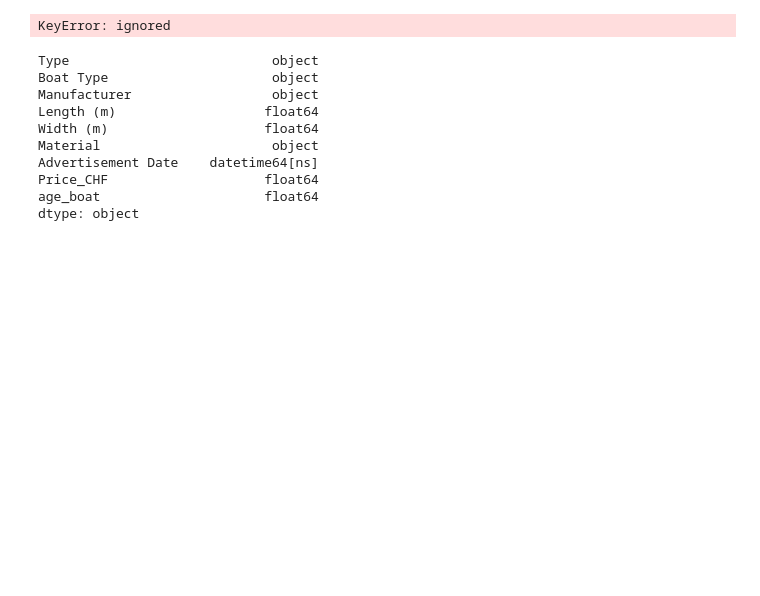
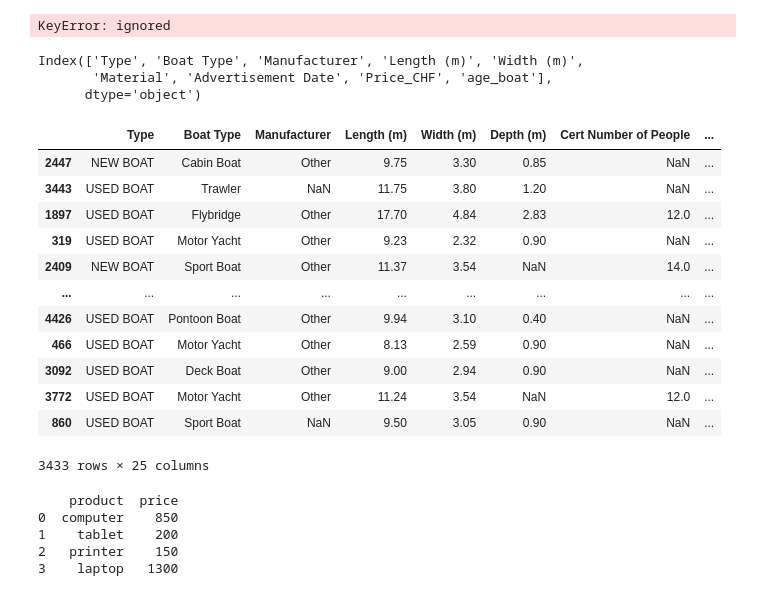
Before and after one commit to kristy25/AcademyPublic, a Jupyter notebook: Untitled1.ipynb, the cells around one changed output. Drawn from its saved outputs; the diff is of its cells as text; code cells hidden in the pictures; blank space fills up the shorter version.

```diff
--- a/Untitled1.ipynb
+++ b/Untitled1.ipynb
@@ -1885,17 +1981,39 @@ train_dup.dtypes
 # %% [output]
 KeyError: ignored
 # %%
-train_dup=train
-train_dup.dropna(axis="columns",thresh=0.8*len(train_dup),inplace=True)
-train_dup.dtypes
+remaining_col = train.dropna(axis=1,thresh=0.8*len(train)).columns # inplace=True is going to overwrite also the original "train" dataset
+remaining_col
 # %% [output]
-Type                          object
-Boat Type                     object
-Manufacturer                  object
-Length (m)                   float64
-Width (m)                    float64
-Material                      object
-Advertisement Date    datetime64[ns]
-Price_CHF                    float64
-age_boat                     float64
-dtype: object
+Index(['Type', 'Boat Type', 'Manufacturer', 'Length (m)', 'Width (m)',
+       'Material', 'Advertisement Date', 'Price_CHF', 'age_boat'],
+      dtype='object')
+# %%
+# https://stackoverflow.com/questions/58546864/how-to-use-dropna-to-drop-columns-on-a-subset-of-columns-in-pandas?newreg=652f29cbc89040cbb71758b79974df49
+# When dropna with axis=1 your subset is which rows to consider for your threshold, so your subset is a group if row index not column headers.
+# If you only want to drop centain columns based on threshold, then you need to filter your dataframe first then dropna and add back in the remaining columns
+
+new_df = train.loc[:,col_categoricals]
+
+# Apply 'dropna' and see which columns remain.
+filtered_col = new_df.dropna(axis=1, thresh=0.8*len(new_df)).columns
+
+# Use a conditional list comprehension to determine which columns were dropped.
+dropped_col=[col for col in col_categoricals if col not in filtered_col]
+
+# Use a conditional list comprehension to display all columns other than those that were dropped.
+new_col = [a for a in train if a not in dropped_col]
+train.loc[:,new_col]
+# %% [output]
+|  | Type | Boat Type | Manufacturer | Length (m) | Width (m) | Depth (m) | Cert Number of People | ... |
+| 2447 | NEW BOAT | Cabin Boat | Other | 9.75 | 3.30 | 0.85 | NaN | ... |
+| 3443 | USED BOAT | Trawler | NaN | 11.75 | 3.80 | 1.20 | NaN | ... |
+| 1897 | USED BOAT | Flybridge | Other | 17.70 | 4.84 | 2.83 | 12.0 | ... |
+| 319 | USED BOAT | Motor Yacht | Other | 9.23 | 2.32 | 0.90 | NaN | ... |
+| 2409 | NEW BOAT | Sport Boat | Other | 11.37 | 3.54 | NaN | 14.0 | ... |
+| ... | ... | ... | ... | ... | ... | ... | ... | ... |
+| 4426 | USED BOAT | Pontoon Boat | Other | 9.94 | 3.10 | 0.40 | NaN | ... |
+| 466 | USED BOAT | Motor Yacht | Other | 8.13 | 2.59 | 0.90 | NaN | ... |
+| 3092 | USED BOAT | Deck Boat | Other | 9.00 | 2.94 | 0.90 | NaN | ... |
+| 3772 | USED BOAT | Motor Yacht | Other | 11.24 | 3.54 | NaN | 12.0 | ... |
+| 860 | USED BOAT | Sport Boat | NaN | 9.50 | 3.05 | 0.90 | NaN | ... |
+3433 rows × 25 columns
@@ -1901,0 +2022,16 @@ dtype: object
+# %%
+data = {'product': ['computer', 'tablet', 'printer', 'laptop'],
+        'price': [850, 200, 150, 1300]
+        }
+
+df = pd.DataFrame(data)
+
+df.to_csv(r'C:\Users\YZ55AX\Desktop\export_dataframe.csv', index=False, header=True)
+
+print(df)
+# %% [output]
+    product  price
+0  computer    850
+1    tablet    200
+2   printer    150
+3    laptop   1300
```
Also changed, not shown: parts of 30 cells of this notebook.
